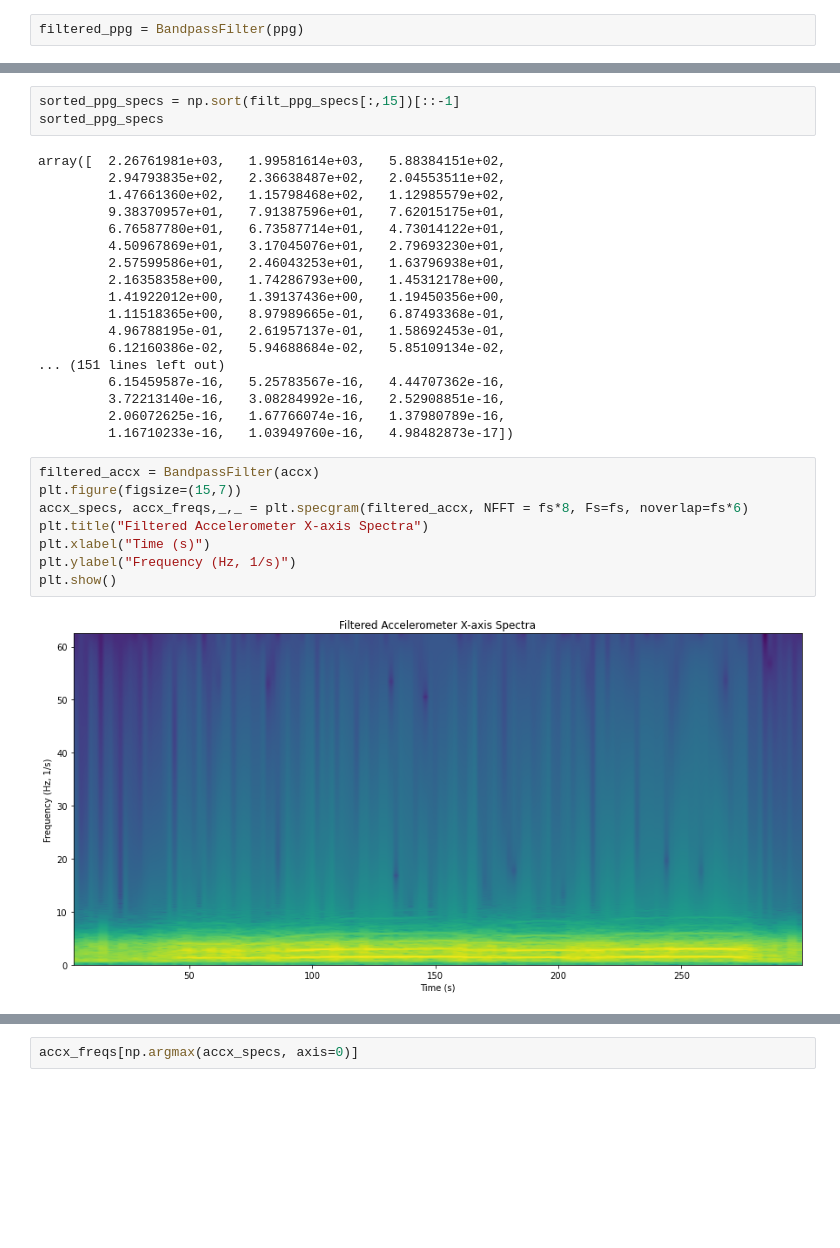
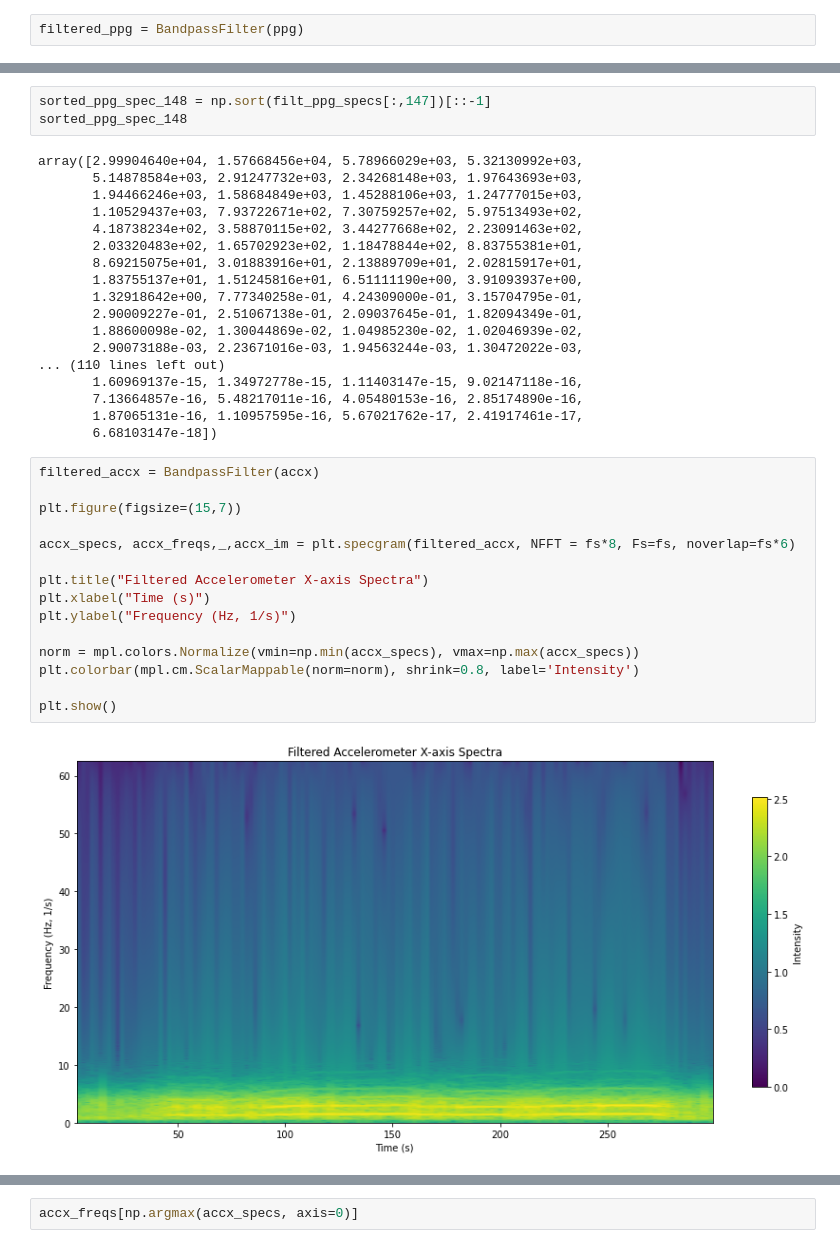
Before and after one commit to ElliotY-ML/Heart_Rate_Estimation_PPG_Acc, a Jupyter notebook: Part I Pulse Rate Algorithm/pulse_rate_EY_completed.ipynb, the cells around one changed output, grey strips where cells are left out. Cells and saved outputs as stored; diff of their text form; blank space fills up the shorter version.

```diff
--- a/Part I Pulse Rate Algorithm/pulse_rate_EY_completed.ipynb
+++ b/Part I Pulse Rate Algorithm/pulse_rate_EY_completed.ipynb
@@ -436,31 +467,38 @@ filt_df.sort_values('Intensity',ascending=False).head(20)
 # %%
-sorted_ppg_specs = np.sort(filt_ppg_specs[:,15])[::-1]
-sorted_ppg_specs
+sorted_ppg_spec_148 = np.sort(filt_ppg_specs[:,147])[::-1]
+sorted_ppg_spec_148
 # %% [output]
-array([  2.26761981e+03,   1.99581614e+03,   5.88384151e+02,
-         2.94793835e+02,   2.36638487e+02,   2.04553511e+02,
-         1.47661360e+02,   1.15798468e+02,   1.12985579e+02,
-         9.38370957e+01,   7.91387596e+01,   7.62015175e+01,
-         6.76587780e+01,   6.73587714e+01,   4.73014122e+01,
-         4.50967869e+01,   3.17045076e+01,   2.79693230e+01,
-         2.57599586e+01,   2.46043253e+01,   1.63796938e+01,
-         2.16358358e+00,   1.74286793e+00,   1.45312178e+00,
-         1.41922012e+00,   1.39137436e+00,   1.19450356e+00,
-         1.11518365e+00,   8.97989665e-01,   6.87493368e-01,
-         4.96788195e-01,   2.61957137e-01,   1.58692453e-01,
-         6.12160386e-02,   5.94688684e-02,   5.85109134e-02,
-... (151 lines left out)
-         6.15459587e-16,   5.25783567e-16,   4.44707362e-16,
-         3.72213140e-16,   3.08284992e-16,   2.52908851e-16,
-         2.06072625e-16,   1.67766074e-16,   1.37980789e-16,
-         1.16710233e-16,   1.03949760e-16,   4.98482873e-17])
+array([2.99904640e+04, 1.57668456e+04, 5.78966029e+03, 5.32130992e+03,
+       5.14878584e+03, 2.91247732e+03, 2.34268148e+03, 1.97643693e+03,
+       1.94466246e+03, 1.58684849e+03, 1.45288106e+03, 1.24777015e+03,
+       1.10529437e+03, 7.93722671e+02, 7.30759257e+02, 5.97513493e+02,
+       4.18738234e+02, 3.58870115e+02, 3.44277668e+02, 2.23091463e+02,
+       2.03320483e+02, 1.65702923e+02, 1.18478844e+02, 8.83755381e+01,
+       8.69215075e+01, 3.01883916e+01, 2.13889709e+01, 2.02815917e+01,
+       1.83755137e+01, 1.51245816e+01, 6.51111190e+00, 3.91093937e+00,
+       1.32918642e+00, 7.77340258e-01, 4.24309000e-01, 3.15704795e-01,
+       2.90009227e-01, 2.51067138e-01, 2.09037645e-01, 1.82094349e-01,
+       1.88600098e-02, 1.30044869e-02, 1.04985230e-02, 1.02046939e-02,
+       2.90073188e-03, 2.23671016e-03, 1.94563244e-03, 1.30472022e-03,
+... (110 lines left out)
+       1.60969137e-15, 1.34972778e-15, 1.11403147e-15, 9.02147118e-16,
+       7.13664857e-16, 5.48217011e-16, 4.05480153e-16, 2.85174890e-16,
+       1.87065131e-16, 1.10957595e-16, 5.67021762e-17, 2.41917461e-17,
+       6.68103147e-18])
 # %%
 filtered_accx = BandpassFilter(accx)
+
 plt.figure(figsize=(15,7))
-accx_specs, accx_freqs,_,_ = plt.specgram(filtered_accx, NFFT = fs*8, Fs=fs, noverlap=fs*6)
+
+accx_specs, accx_freqs,_,accx_im = plt.specgram(filtered_accx, NFFT = fs*8, Fs=fs, noverlap=fs*6)
+
 plt.title("Filtered Accelerometer X-axis Spectra")
 plt.xlabel("Time (s)")
 plt.ylabel("Frequency (Hz, 1/s)")
+
+norm = mpl.colors.Normalize(vmin=np.min(accx_specs), vmax=np.max(accx_specs))
+plt.colorbar(mpl.cm.ScalarMappable(norm=norm), shrink=0.8, label='Intensity')
+
 plt.show()
 # %% [output]
-[figure, old version]
+[figure, new version]
```
Also changed, not shown: parts of 15 cells of this notebook, 1 other file.
